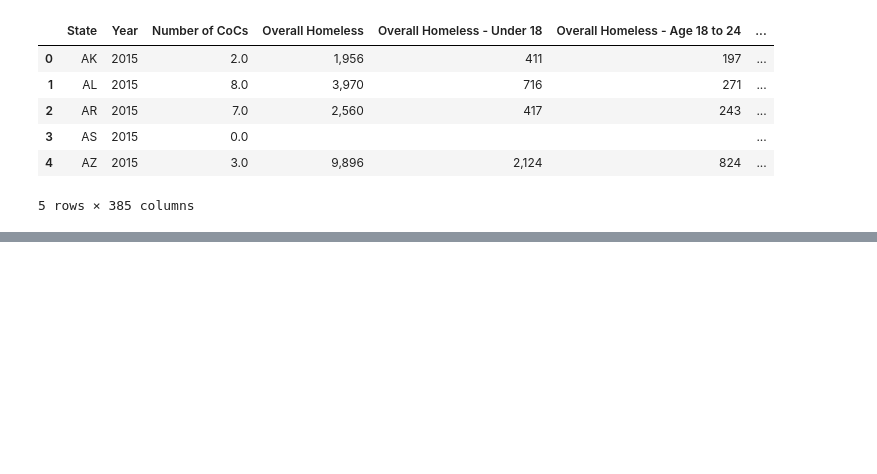
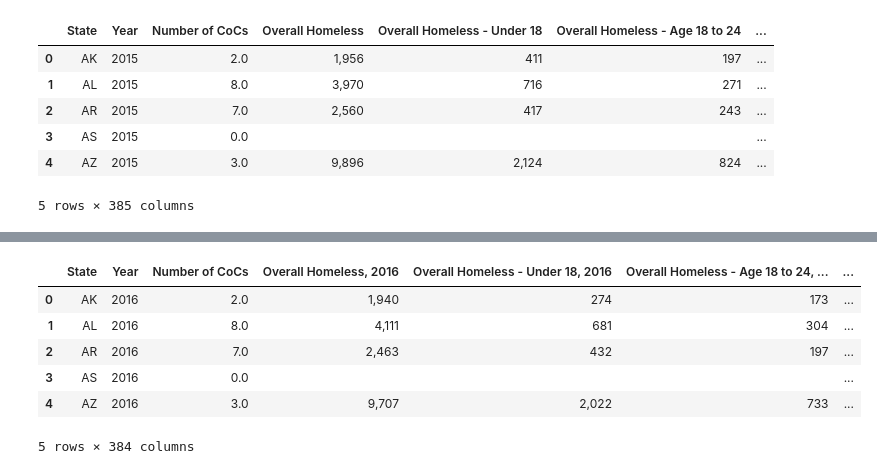
Before and after one commit to BrandonClark65/homeless_analysis, a Jupyter notebook: data_to_sql.ipynb, the cells around one changed output, grey strips where cells are left out. Cells and saved outputs as stored; diff of their text form; code cells hidden in the pictures; blank space fills up the shorter version.

Commit message:
edit columns and export to sql for 2016

```diff
--- a/data_to_sql.ipynb
+++ b/data_to_sql.ipynb
@@ -2255,0 +2258,5 @@ data_2015_df.to_sql(name='data_2015', con=engine, if_exists='replace')
+# %%
+# Import csv into pandas dataframe 2016
+data_2016 = pd.read_csv("Resources/2016-PIT-Counts-by-State.csv")
+data_2016_df = pd.DataFrame(data_2016)
+data_2016_df.head()
@@ -2255,0 +2271,4 @@ data_2015_df.to_sql(name='data_2015', con=engine, if_exists='replace')
+# %%
+# Create column for the year and set to 2016
+data_2016_df["Year"] = 2016
+data_2016_df.head()
@@ -2255,0 +2691,12 @@ data_2015_df.to_sql(name='data_2015', con=engine, if_exists='replace')
+# %%
+# Apply rearranged column names
+data_2016_df = data_2016_df[new_cols_2016]
+data_2016_df.head()
+# %% [output]
+|  | State | Year | Number of CoCs | Overall Homeless, 2016 | Overall Homeless - Under 18, 2016 | Overall Homeless - Age 18 to 24, ... | ... |
+| 0 | AK | 2016 | 2.0 | 1,940 | 274 | 173 | ... |
+| 1 | AL | 2016 | 8.0 | 4,111 | 681 | 304 | ... |
+| 2 | AR | 2016 | 7.0 | 2,463 | 432 | 197 | ... |
+| 3 | AS | 2016 | 0.0 |  |  |  | ... |
+| 4 | AZ | 2016 | 3.0 | 9,707 | 2,022 | 733 | ... |
+5 rows × 384 columns
```
Also changed, not shown: parts of 8 cells of this notebook.
